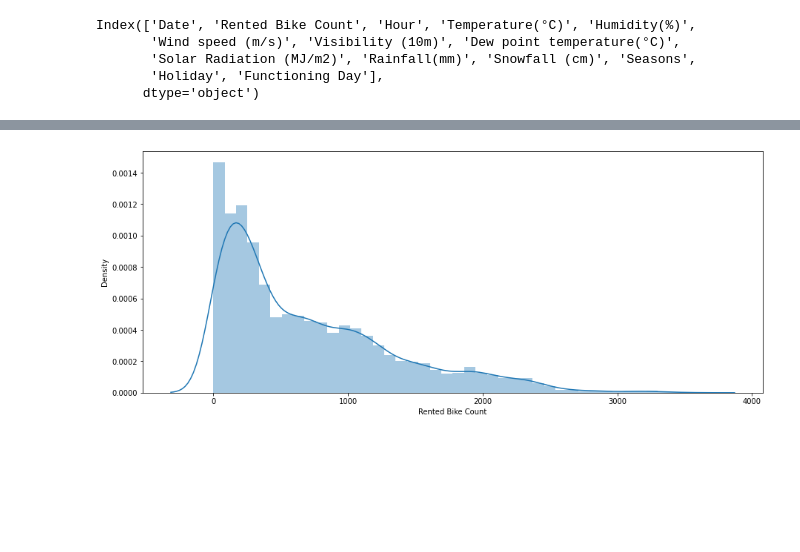
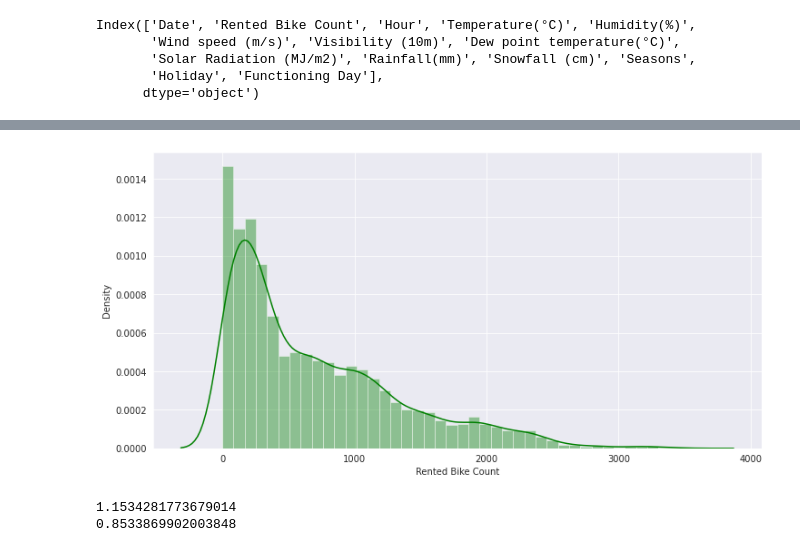
Before and after one commit to Ramesh9394/Portfolio_DS, a Jupyter notebook: Bike_Sharing_Demand_Prediction_Capstone_Project.ipynb, the cells around one changed output, grey strips where cells are left out. Saved outputs shown, nothing was run; the diff lists cells and outputs as text; code cells hidden in the pictures; blank space fills up the shorter version.

```diff
--- a/Bike_Sharing_Demand_Prediction_Capstone_Project.ipynb
+++ b/Bike_Sharing_Demand_Prediction_Capstone_Project.ipynb
@@ -147,7 +164,16 @@ Index(['Rented Bike Count', 'Hour', 'Temperature(°C)', 'Humidity(%)',
 # %%
+from seaborn.palettes import dark_palette
 # Target Variable distribution
+sns.set_style("darkgrid")
 plt.figure(figsize=(12,6))
-sns.distplot(bikes['Rented Bike Count'])
+sns.distplot(bikes['Rented Bike Count'], color="green")
 plt.show()
 # %% [output]
-[figure, old version]
+[figure, new version]
+# %%
+# Lets check the skewness and kurtosis of the target variable
+print(bikes['Rented Bike Count'].skew())
+print(bikes['Rented Bike Count'].kurt())
+# %% [output]
+1.1534281773679014
+0.8533869902003848
```
Also changed, not shown: parts of 16 cells of this notebook.
